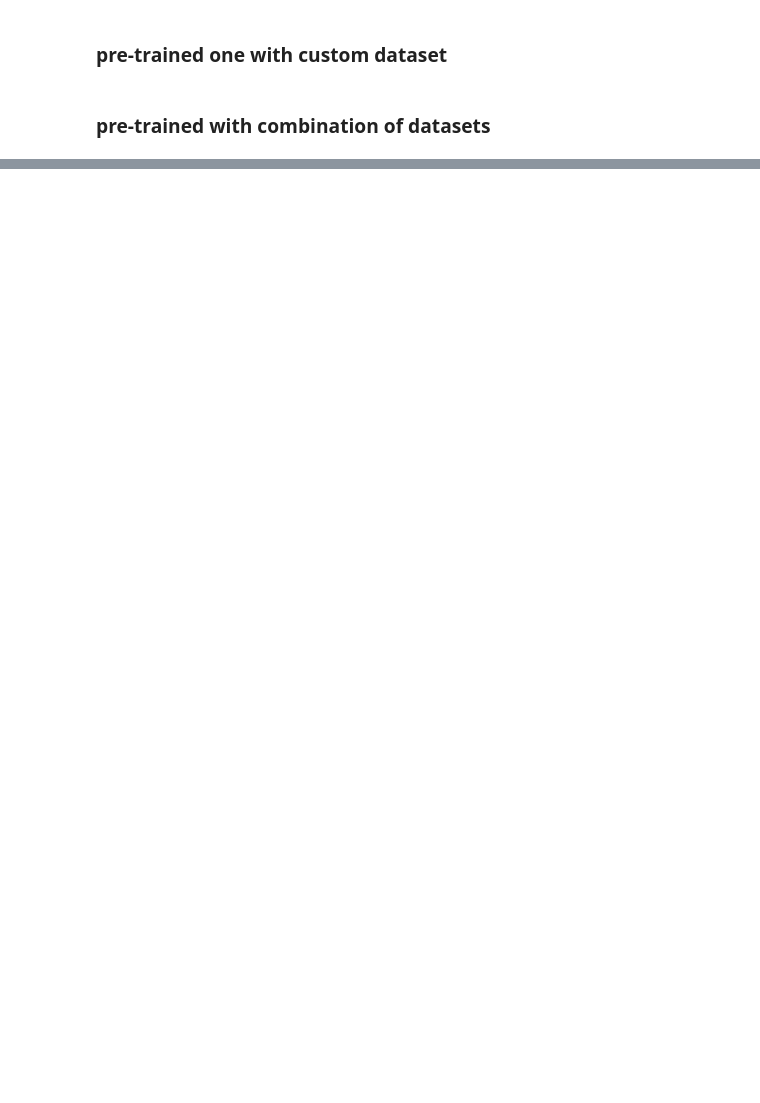
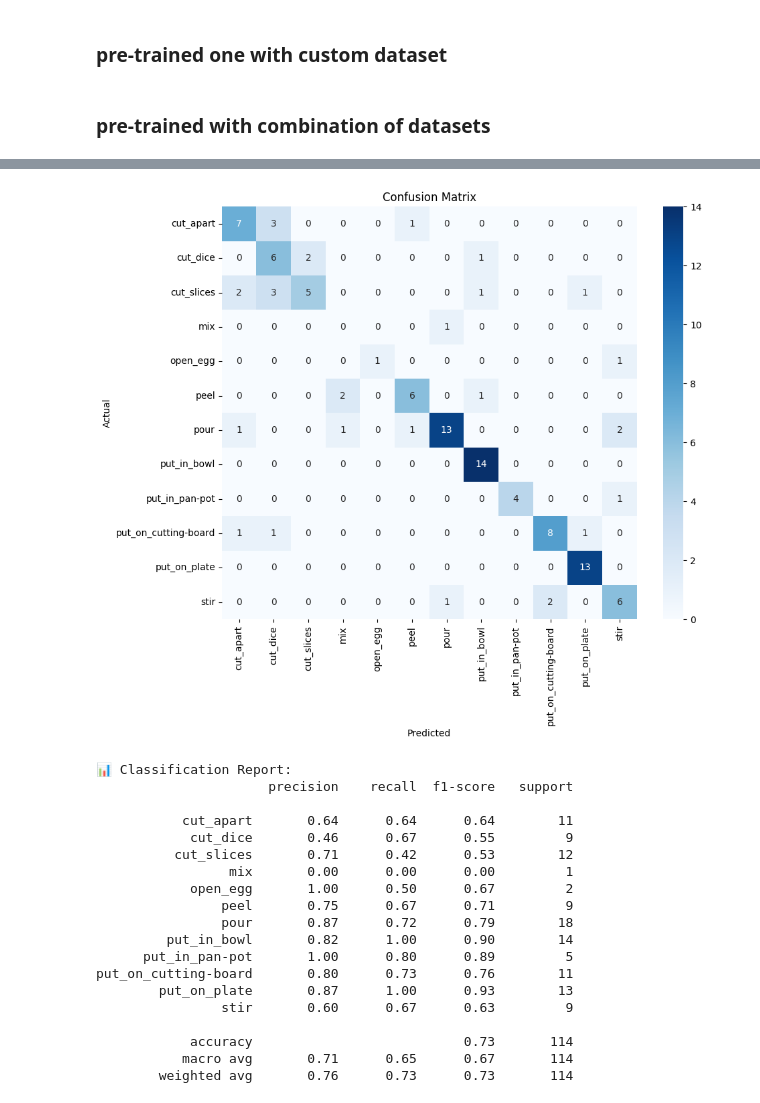
Before and after one commit to Ksksksksksksksks/b-chef, a Jupyter notebook: src/video_model/videomodel-training.ipynb, the cells around one changed output, grey strips where cells are left out. Cells and saved outputs as stored; diff of their text form; code cells hidden in the pictures; blank space fills up the shorter version.

```diff
--- a/src/video_model/videomodel-training.ipynb
+++ b/src/video_model/videomodel-training.ipynb
@@ -729,0 +1213,59 @@ put_on_cutting-board       0.46      0.55      0.50        11
+# %%
+import numpy as np
+import matplotlib.pyplot as plt
+import seaborn as sns
+from sklearn.metrics import confusion_matrix, classification_report
+
+def plot_confusion_matrix(model, dataloader, encoder, device):
+    model.eval()
+    all_preds, all_labels = [], []
+
+    with torch.no_grad():
+        for inputs, labels in dataloader:
+            inputs = inputs.permute(0,2,1,3,4).to(device)
+            fast_inputs = inputs
+            slow_inputs = inputs[:, :, ::4, :, :]
+
+            outputs = model([slow_inputs, fast_inputs])
+            _, preds = torch.max(outputs, 1)
+
+            all_preds.extend(preds.cpu().numpy())
+            all_labels.extend(labels.numpy())
+
+    unique_labels = np.unique(all_labels)
+    actual_classes = [encoder.classes_[i] for i in unique_labels]
+
+    cm = confusion_matrix(all_labels, all_preds, labels=unique_labels)
+    plt.figure(figsize=(10,8))
+    sns.heatmap(cm, annot=True, fmt='d', cmap='Blues',
+                xticklabels=actual_classes, yticklabels=actual_classes)
+    plt.xlabel('Predicted')
+    plt.ylabel('Actual')
+    plt.title('Confusion Matrix')
+    plt.show()
+
+    print("\n📊 Classification Report:")
+    print(classification_report(all_labels, all_preds, target_names=actual_classes, labels=unique_labels))
+
+plot_confusion_matrix(trained_model, val_loader, train_dataset.encoder, device)
+# %% [output]
+[figure, added]
+📊 Classification Report:
+                      precision    recall  f1-score   support
+
+           cut_apart       0.64      0.64      0.64        11
+            cut_dice       0.46      0.67      0.55         9
+          cut_slices       0.71      0.42      0.53        12
+                 mix       0.00      0.00      0.00         1
+            open_egg       1.00      0.50      0.67         2
+                peel       0.75      0.67      0.71         9
+                pour       0.87      0.72      0.79        18
+         put_in_bowl       0.82      1.00      0.90        14
+      put_in_pan-pot       1.00      0.80      0.89         5
+put_on_cutting-board       0.80      0.73      0.76        11
+        put_on_plate       0.87      1.00      0.93        13
+                stir       0.60      0.67      0.63         9
+
+            accuracy                           0.73       114
+           macro avg       0.71      0.65      0.67       114
+        weighted avg       0.76      0.73      0.73       114
```
Also changed, not shown: parts of 31 cells of this notebook.
